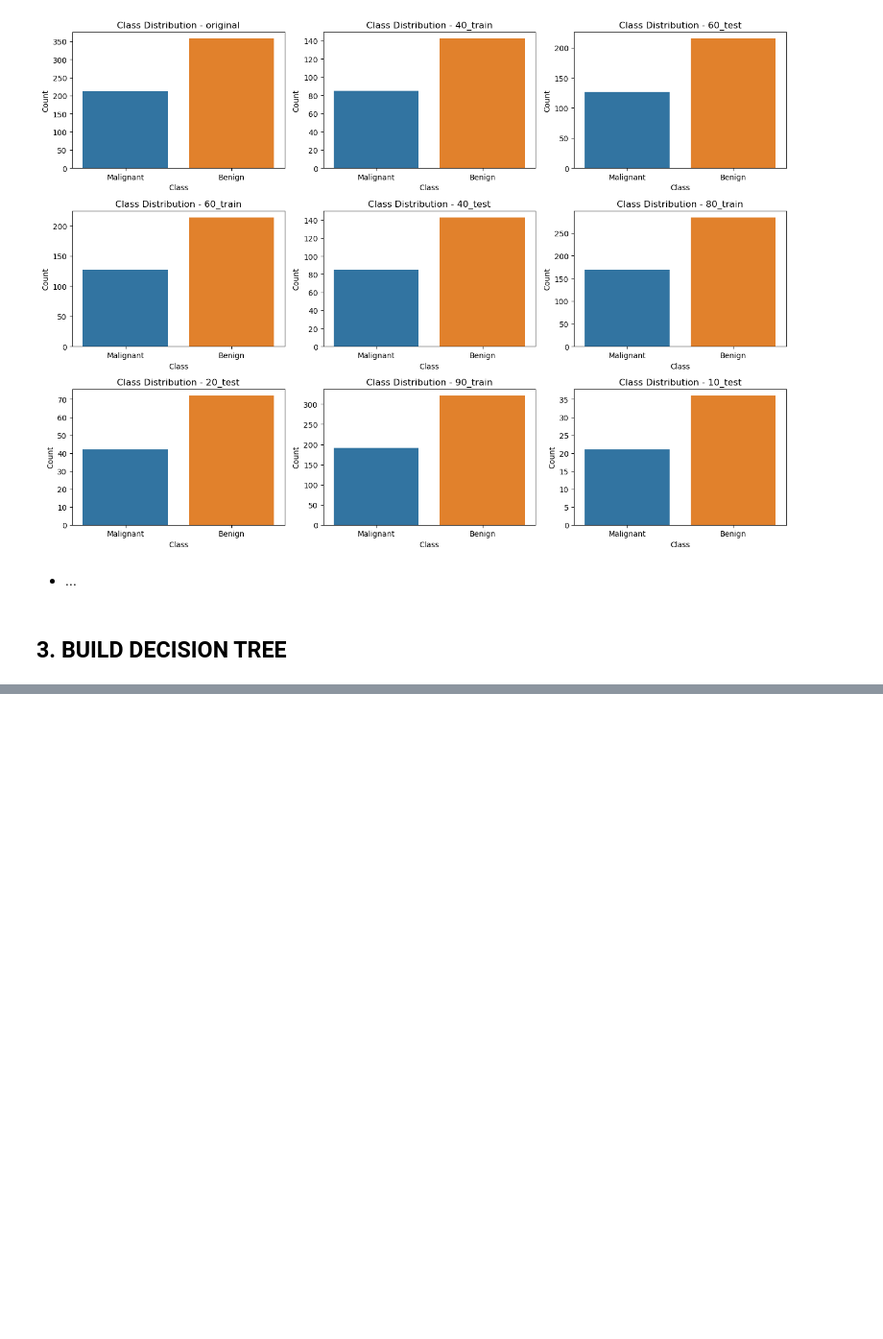
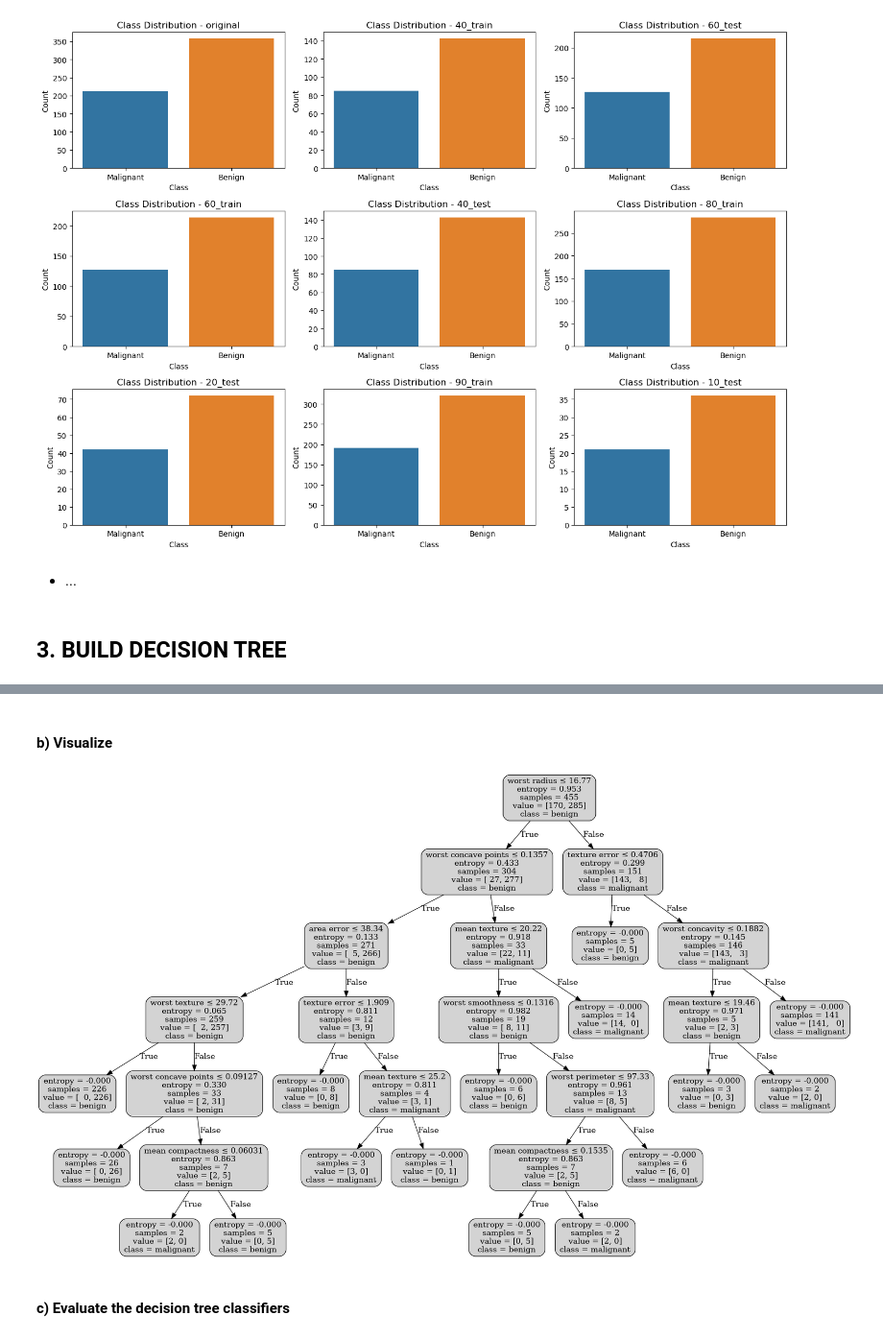
Before and after one commit to Tuyen572004/Decision-Tree, a Jupyter notebook: Source/Cancer/DecisionTree_Cancer.ipynb, the cells around one changed output, grey strips where cells are left out. Shown at 96% size. Saved outputs shown, nothing was run; the diff lists cells and outputs as text; code cells hidden in the pictures; blank space fills up the shorter version.

```diff
--- a/Source/Cancer/DecisionTree_Cancer.ipynb
+++ b/Source/Cancer/DecisionTree_Cancer.ipynb
@@ -278,0 +356,10 @@ Image("decision_tree.png")
+# %% [markdown]
+#### b) Visualize
+# %%
+graph_20_test = visualize_tree(dt_20_test.root)
+graph_20_test.render(save_folder +"DT_20_test", format="png", cleanup=True)
+Image(save_folder+"DT_20_test.png")
+# %% [output]
+[figure, added]
+# %% [markdown]
+#### c) Evaluate the decision tree classifiers
```
Also changed, not shown: parts of 48 cells of this notebook, 12 other files.
